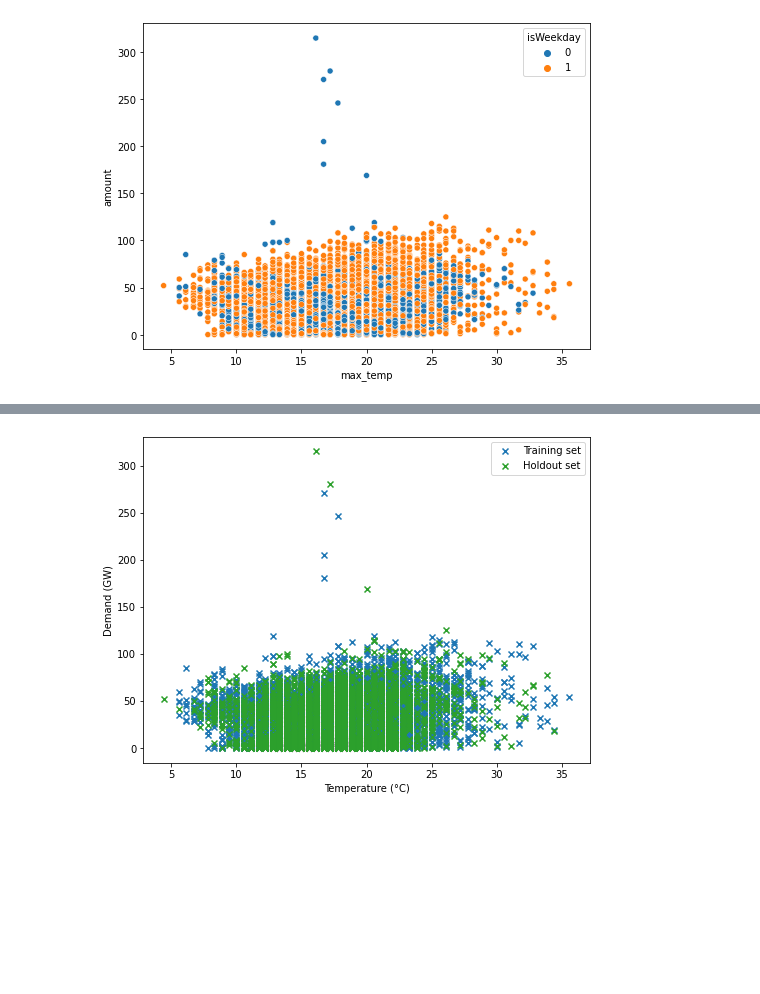
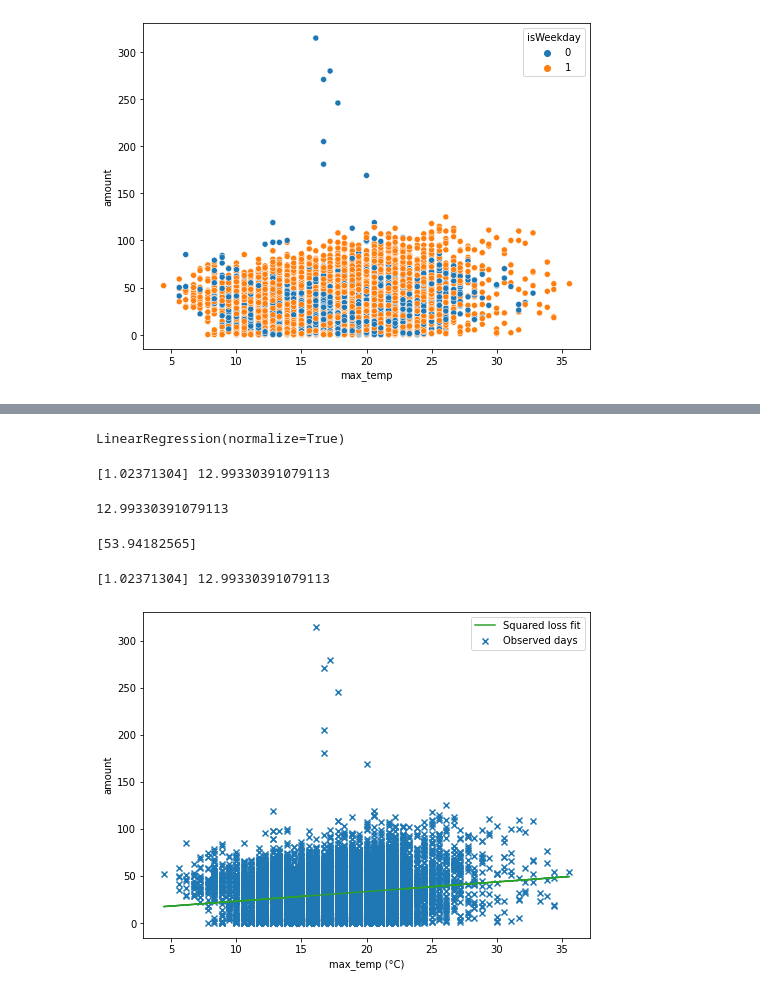
Before and after one commit to robbenB-123/SiliconValley, a Jupyter notebook: DSML_SILICONVALLEY.ipynb, the cells around one changed output, grey strips where cells are left out. Drawn from its saved outputs; the diff is of its cells as text; code cells hidden in the pictures; blank space fills up the shorter version.

```diff
--- a/DSML_SILICONVALLEY.ipynb
+++ b/DSML_SILICONVALLEY.ipynb
@@ -932,3 +779,45 @@ print(lin_mod_day.coef_, lin_mod_day.intercept_)
+# %%
+# initialize model
+linear_model = LinearRegression(fit_intercept=True, normalize=True)
+linear_model
+# %% [output]
+LinearRegression(normalize=True)
+# %%
+# train model
+linear_model.fit(X, y)
+print(linear_model.coef_, linear_model.intercept_)
+# %% [output]
+[1.02371304] 12.99330391079113
+# %%
+linear_model.intercept_
+# %% [output]
+12.99330391079113
+# %%
+# predict on new data
+Xnew = np.array([[40]]) #predict peak load at 25 deg c
+
+print(linear_model.predict(Xnew))
+# %% [output]
+[53.94182565]
+# %%
+lr = LinearRegression()
+lr.fit(xp.values.reshape(-1,1), yp)
+model_pred = lr.predict(xp.values.reshape(-1,1))
+
+
+fig,ax = plt.subplots(figsize = (8,6))
+
+ax.scatter(xp, yp, marker="x")
+ax.set_xlabel("max_temp (°C)")
+ax.set_ylabel("amount")
+
+ax.plot(xp, model_pred, c='C2')
+ax.legend(['Squared loss fit','Observed days'])
+#plt.savefig('summer data_peak demand_line.pdf')
+print(lr.coef_, lr.intercept_)
+# %% [output]
+[1.02371304] 12.99330391079113
+[figure, added]
 # %%
 # Model Building: Select three regression algorithms that are suitable for the prediction task at
 # hand. Explain and justify why you selected the three algorithms and describe their respective
@@ -942,16 +831,16 @@ print(lin_mod_day.coef_, lin_mod_day.intercept_)
 # %%
 from sklearn.model_selection import train_test_split
 # %%
-x_train, x_test, y_train, y_test = train_test_split(
-    weather_demand["max_temp"], weather_demand["amount"], test_size=0.3,random_state=42)
+# x_train, x_test, y_train, y_test = train_test_split(
+#     weather_demand_final, weather_demand_final["amount"], test_size=0.3,random_state=42)
 
-plt.figure(figsize = (8,6))
-plt.scatter(x_train, y_train, marker='x', color="C0")
-plt.scatter(x_test, y_test, marker='x', color="C2")
-plt.xlabel("Temperature (°C)")
-plt.ylabel("Demand (GW)")
-plt.legend(['Training set', 'Holdout set'])
-plt.show()
-#plt.savefig('crossvalidation.pdf', dpi = 300)
+# plt.figure(figsize = (8,6))
+# plt.scatter(x_train, y_train, marker='x', color="C0")
+# plt.scatter(x_test, y_test, marker='x', color="C2")
+# plt.xlabel("Temperature (°C)")
+# plt.ylabel("Demand (GW)")
+# plt.legend(['Training set', 'Holdout set'])
+# #plt.show()
+
+# x_train.head()
+# #plt.savefig('crossvalidation.pdf', dpi = 300)
-# %% [output]
-[figure, removed]
```
Also changed, not shown: parts of 36 cells of this notebook.
